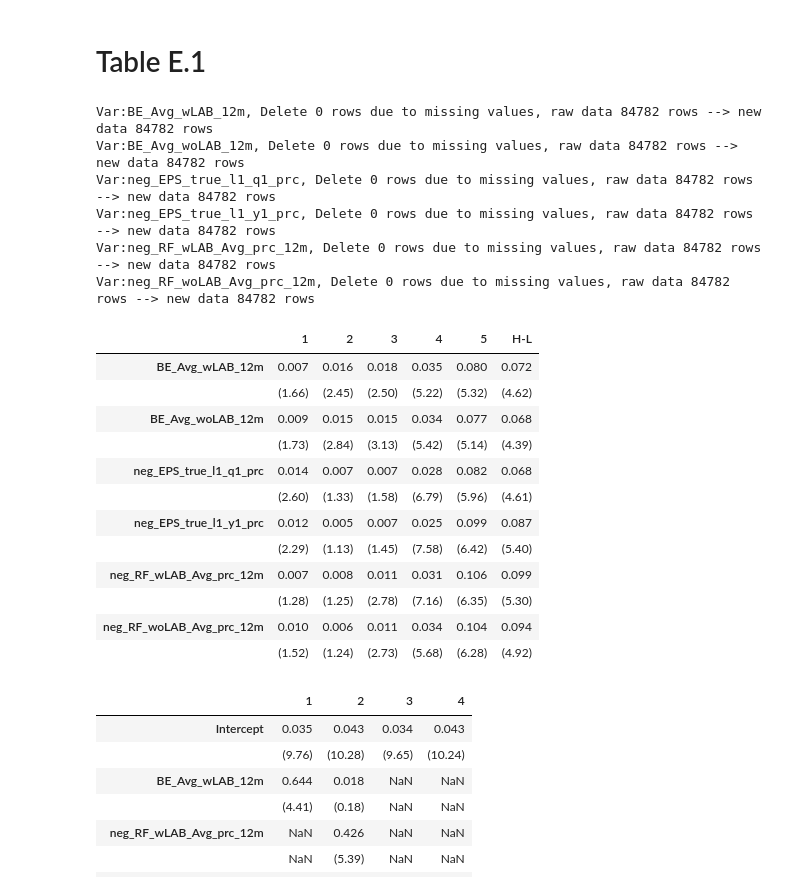
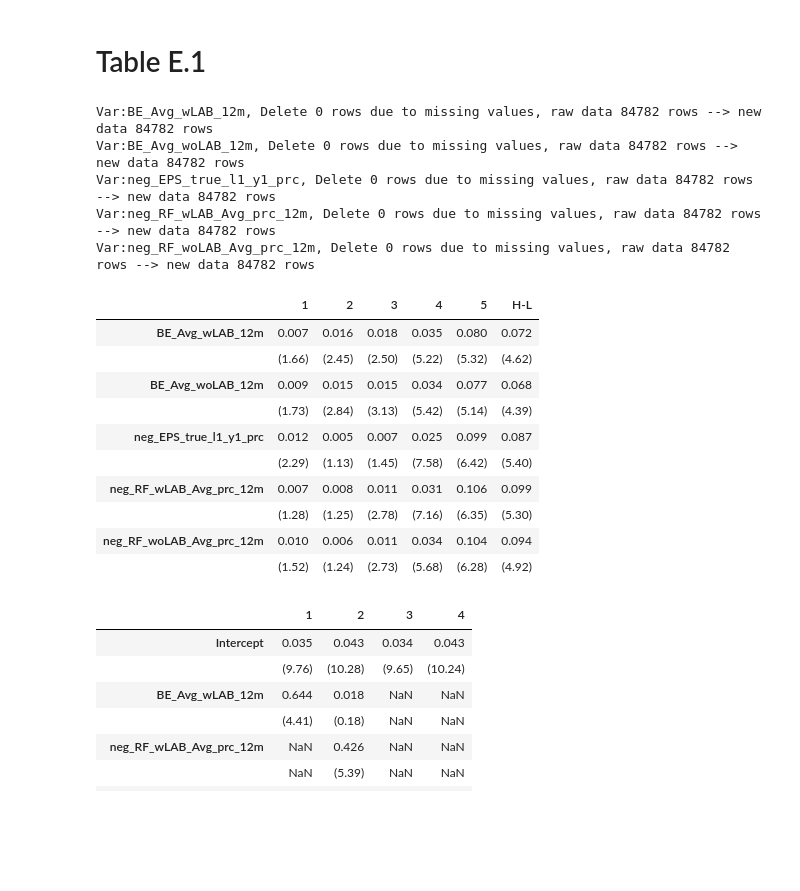
Before and after one commit to yandi-zhu/Man-versus-Machine-Learning-Revisited, a Jupyter notebook: code/03_Main.ipynb, the cells around one changed output. Drawn from its saved outputs; the diff is of its cells as text; code cells hidden in the pictures; blank space fills up the shorter version.

```diff
--- a/code/03_Main.ipynb
+++ b/code/03_Main.ipynb
@@ -1013,37 +983,34 @@ df_nsi['ones'] = 1
 # %%
 ### Panel A and C of Table E.1 ###
 factor_dict = {'Ret':['ones'],
               }
 sort_var = 'BE_Avg_wLAB_12m'
 num_level = 5
 
 results = []
 for v in ['BE_Avg_wLAB_12m', 'BE_Avg_woLAB_12m',
-          'neg_EPS_true_l1_q1_prc', 'neg_EPS_true_l1_y1_prc',
+          'neg_EPS_true_l1_y1_prc',
           'neg_RF_wLAB_Avg_prc_12m', 'neg_RF_woLAB_Avg_prc_12m']:
     _,vwret = utils.SingleSort(df_nsi.dropna(subset=['BE_Avg_wLAB_12m','BE_Avg_woLAB_12m','nsi']),
                                 'gvkey', 'fyear', v, 'nsi', num_level, 'ME', quantile_filter=None)
     result = utils.SingleSort_RetAna(_,vwret/100,'fyear',factor_data=None,
                                     factor_dict=factor_dict,lag=1,float_format='%.3f')
     result.index = [v, '']
     results.append(result)
 rlt = pd.concat(results,axis=0)
 rlt.to_clipboard()
 rlt
 # %% [output]
 Var:BE_Avg_wLAB_12m, Delete 0 rows due to missing values, raw data 84782 rows --> new data 84782 rows
 Var:BE_Avg_woLAB_12m, Delete 0 rows due to missing values, raw data 84782 rows --> new data 84782 rows
-Var:neg_EPS_true_l1_q1_prc, Delete 0 rows due to missing values, raw data 84782 rows --> new data 84782 rows
 Var:neg_EPS_true_l1_y1_prc, Delete 0 rows due to missing values, raw data 84782 rows --> new data 84782 rows
 Var:neg_RF_wLAB_Avg_prc_12m, Delete 0 rows due to missing values, raw data 84782 rows --> new data 84782 rows
 Var:neg_RF_woLAB_Avg_prc_12m, Delete 0 rows due to missing values, raw data 84782 rows --> new data 84782 rows
 |  | 1 | 2 | 3 | 4 | 5 | H-L |
 | BE_Avg_wLAB_12m | 0.007 | 0.016 | 0.018 | 0.035 | 0.080 | 0.072 |
 |  | (1.66) | (2.45) | (2.50) | (5.22) | (5.32) | (4.62) |
 | BE_Avg_woLAB_12m | 0.009 | 0.015 | 0.015 | 0.034 | 0.077 | 0.068 |
 |  | (1.73) | (2.84) | (3.13) | (5.42) | (5.14) | (4.39) |
-| neg_EPS_true_l1_q1_prc | 0.014 | 0.007 | 0.007 | 0.028 | 0.082 | 0.068 |
-|  | (2.60) | (1.33) | (1.58) | (6.79) | (5.96) | (4.61) |
 | neg_EPS_true_l1_y1_prc | 0.012 | 0.005 | 0.007 | 0.025 | 0.099 | 0.087 |
 |  | (2.29) | (1.13) | (1.45) | (7.58) | (6.42) | (5.40) |
 | neg_RF_wLAB_Avg_prc_12m | 0.007 | 0.008 | 0.011 | 0.031 | 0.106 | 0.099 |
```
Also changed, not shown: parts of 44 cells of this notebook, 4 other files.
